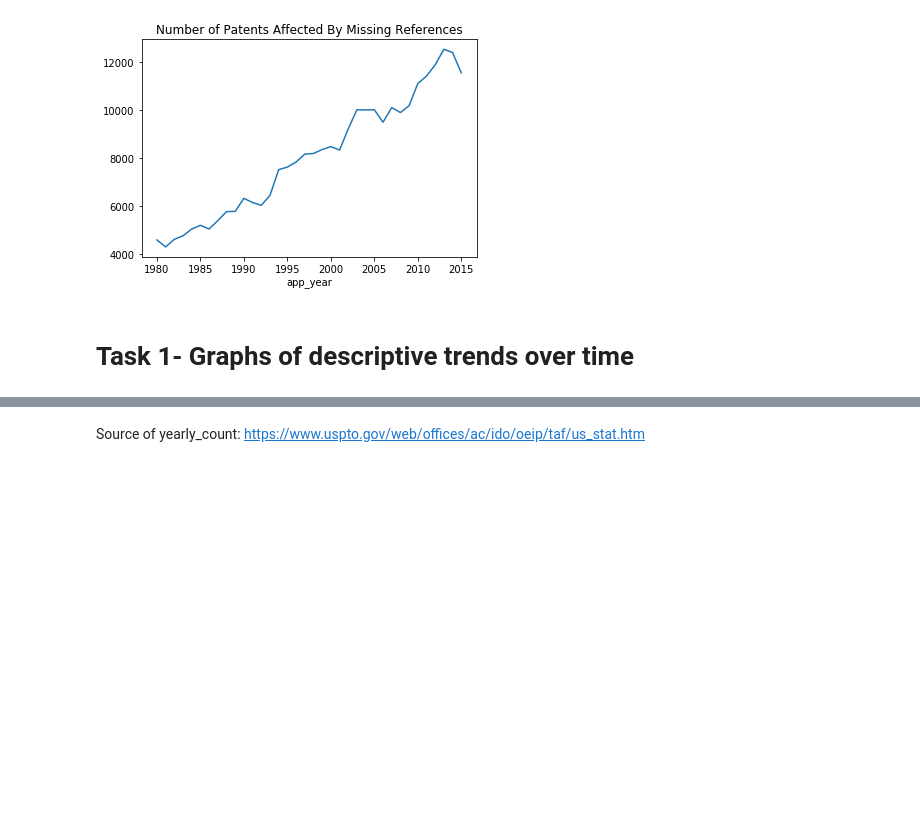
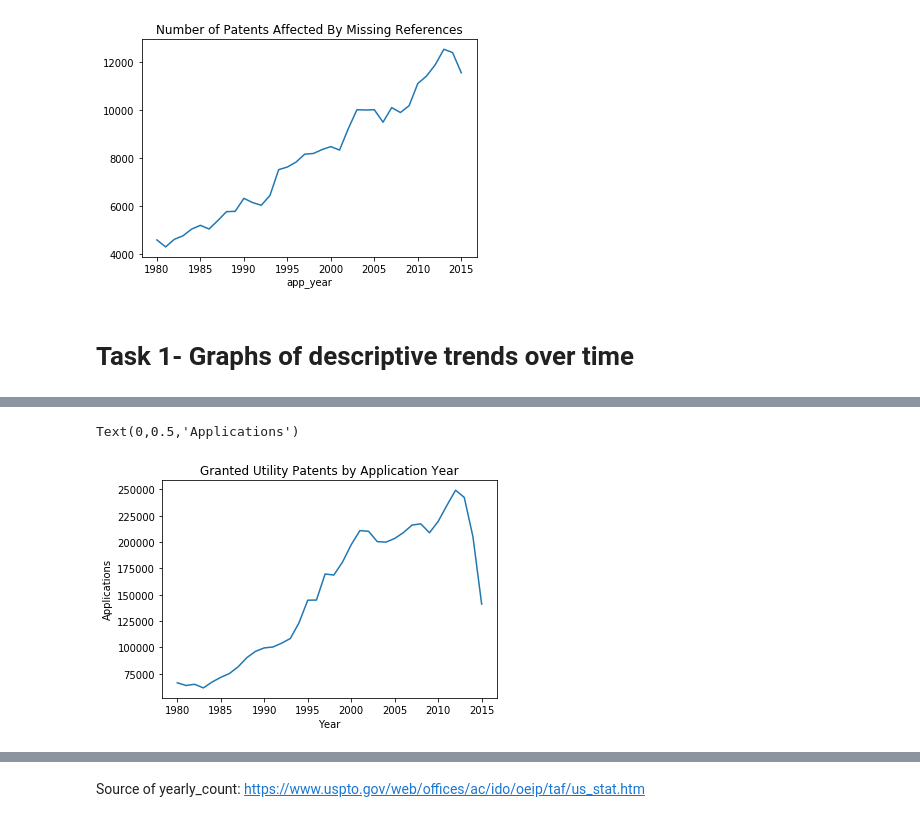
Before and after one commit to TieraLee/patents, a Jupyter notebook: Step 2 - Descriptive Statistics .ipynb, the cells around one changed output, grey strips where cells are left out. Drawn from its saved outputs; the diff is of its cells as text; code cells hidden in the pictures; blank space fills up the shorter version.

```diff
--- a/Step 2 - Descriptive Statistics .ipynb
+++ b/Step 2 - Descriptive Statistics .ipynb
@@ -52,0 +85,7 @@ master[master['is_missing'] == 1].groupby('app_year')['is_missing'].count().plot
+# %%
+ax = utility.groupby('date')['patent_id'].count().plot(title ='Granted Utility Patents by Application Year')
+ax.set_xlabel('Year')
+ax.set_ylabel('Applications')
+# %% [output]
+Text(0,0.5,'Applications')
+[figure, added]
```
Also changed, not shown: parts of 6 cells of this notebook, 4 other files.
